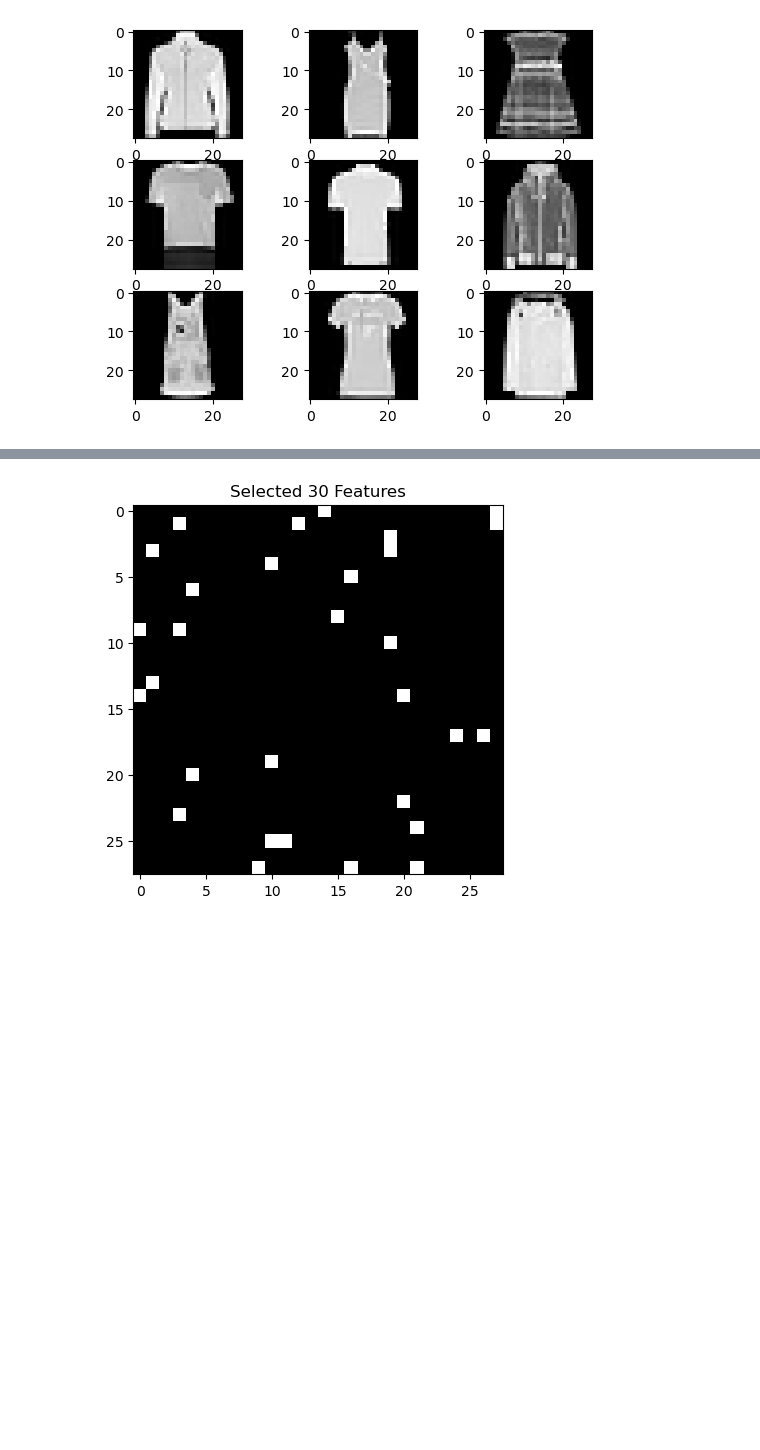
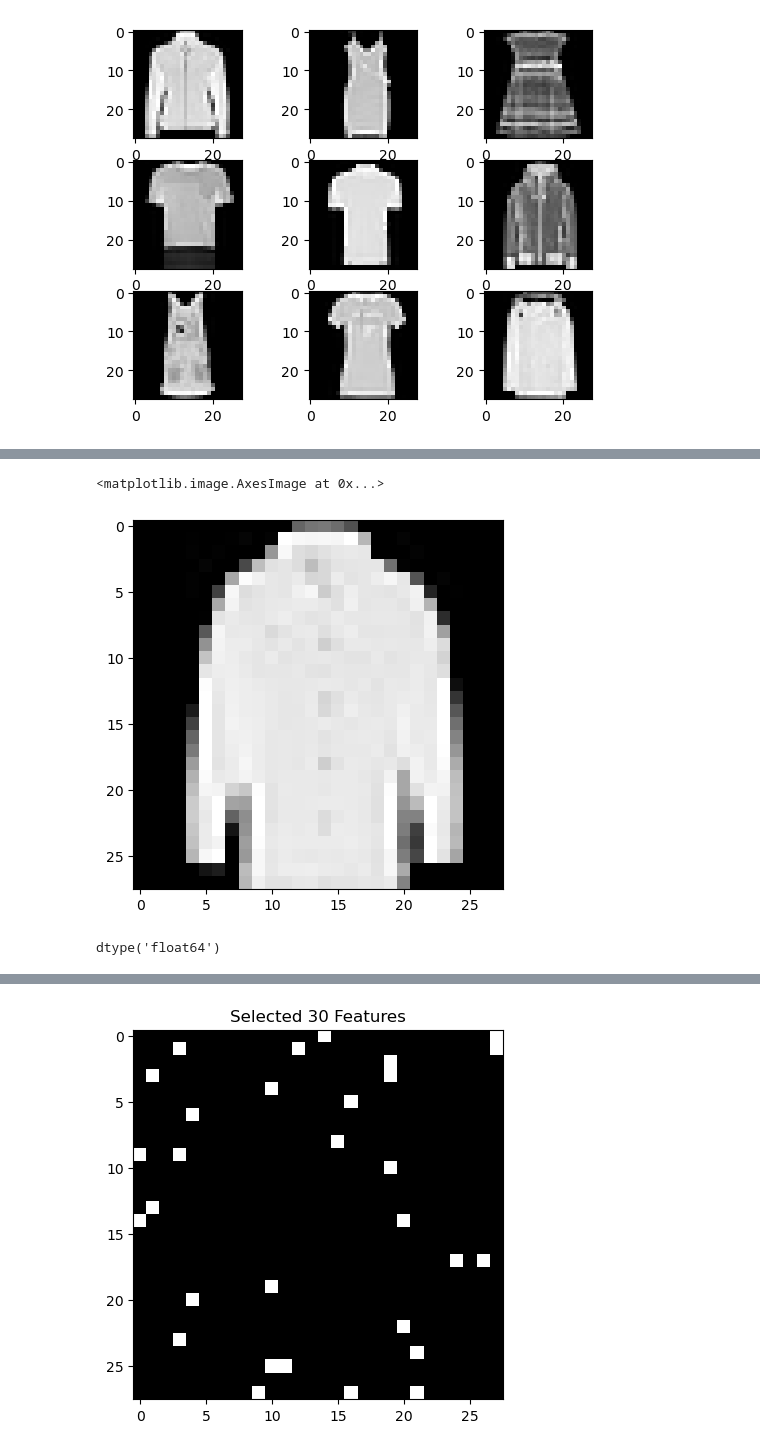
Before and after one commit to AndreaBaretta/Linear_Programming_ECE236A, a Jupyter notebook: Code/Code/ECE236A_Project_Demo.ipynb, the cells around one changed output, grey strips where cells are left out. Cells and saved outputs as stored; diff of their text form; code cells hidden in the pictures; blank space fills up the shorter version.

```diff
--- a/Code/Code/ECE236A_Project_Demo.ipynb
+++ b/Code/Code/ECE236A_Project_Demo.ipynb
@@ -181,0 +235,9 @@ print(classifier.evaluate(mnist_data['testX'], mnist_data['testY']))
+# %%
+plt.imshow(mnist_data['testX'][3].reshape(28,28), cmap='gray')
+# %% [output]
+<matplotlib.image.AxesImage at 0x...>
+[figure, added]
+# %%
+X.dtype
+# %% [output]
+dtype('float64')
```
Also changed, not shown: parts of 67 cells of this notebook, 1 other file.
